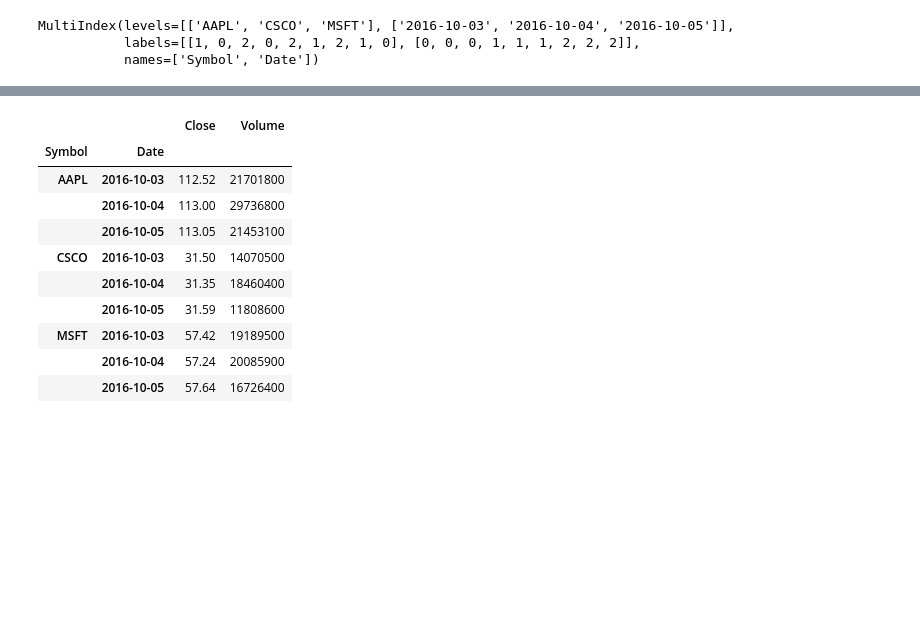
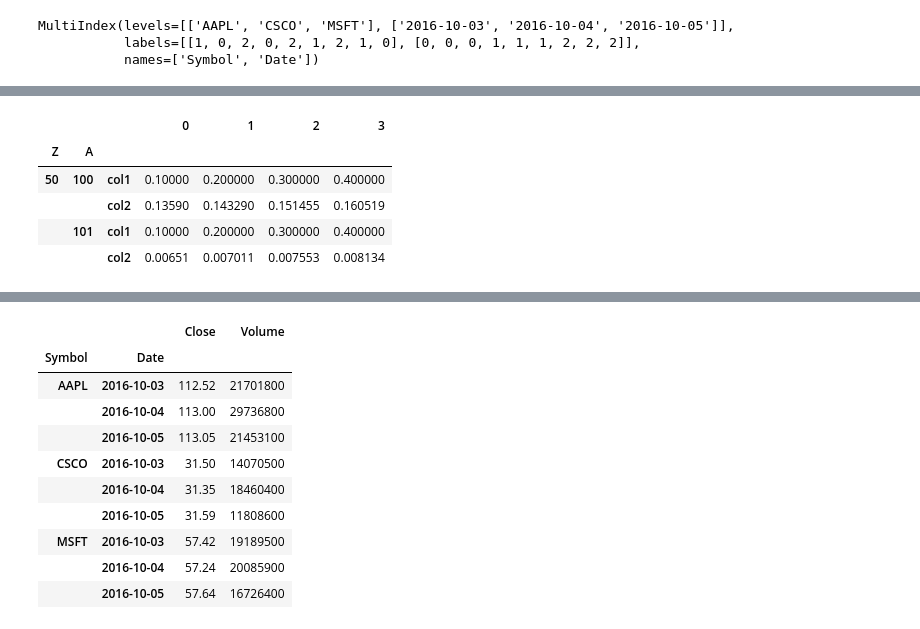
Before and after one commit to berceanu/random-phase-approximation, a Jupyter notebook: signac/src/temp/thalys_to_pandas.ipynb, the cells around one changed output, grey strips where cells are left out. Cells and saved outputs as stored; diff of their text form; code cells hidden in the pictures; blank space fills up the shorter version.

```diff
--- a/signac/src/temp/thalys_to_pandas.ipynb
+++ b/signac/src/temp/thalys_to_pandas.ipynb
@@ -255,0 +200,29 @@ stocks.sort_index(inplace=True)
+# %%
+md_tst = {'50': {'100': {'col1': (0.100,
+                              0.200,
+                              0.300,
+                              0.400),
+                     'col2': (0.1359,
+                              0.14329,
+                              0.151455,
+                              0.160519)},
+             '101': {'col1': (0.100,
+                              0.200,
+                              0.300,
+                              0.400),
+                     'col2': (6.510E-03,
+                              7.011E-03,
+                              7.553E-03,
+                              8.134E-03)}
+            }
+     }
+# %%
+df_tst = dict_to_df(md_tst)
+df_tst
+# %% [output]
+|  |  |  | 0 | 1 | 2 | 3 |
+| Z | A |  |  |  |  |  |
+| 50 | 100 | col1 | 0.10000 | 0.200000 | 0.300000 | 0.400000 |
+|  |  | col2 | 0.13590 | 0.143290 | 0.151455 | 0.160519 |
+|  | 101 | col1 | 0.10000 | 0.200000 | 0.300000 | 0.400000 |
+|  |  | col2 | 0.00651 | 0.007011 | 0.007553 | 0.008134 |
```
Also changed, not shown: parts of 97 cells of this notebook, 1 other file.
